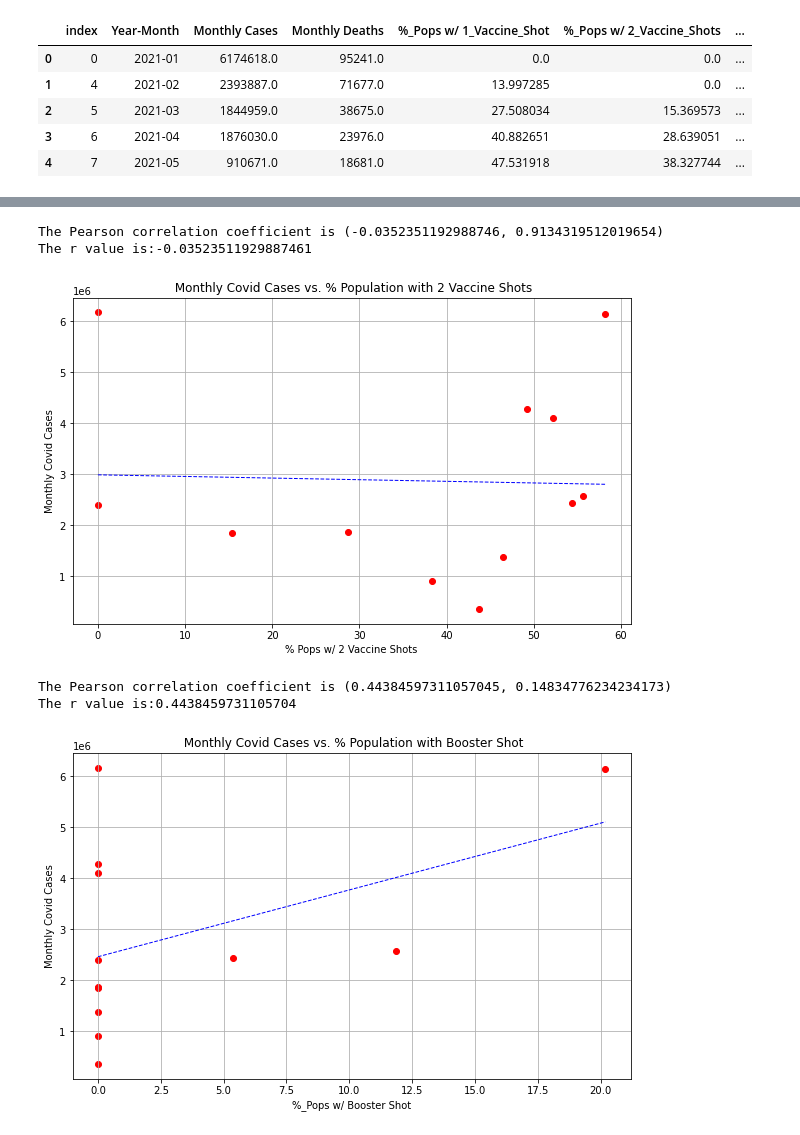
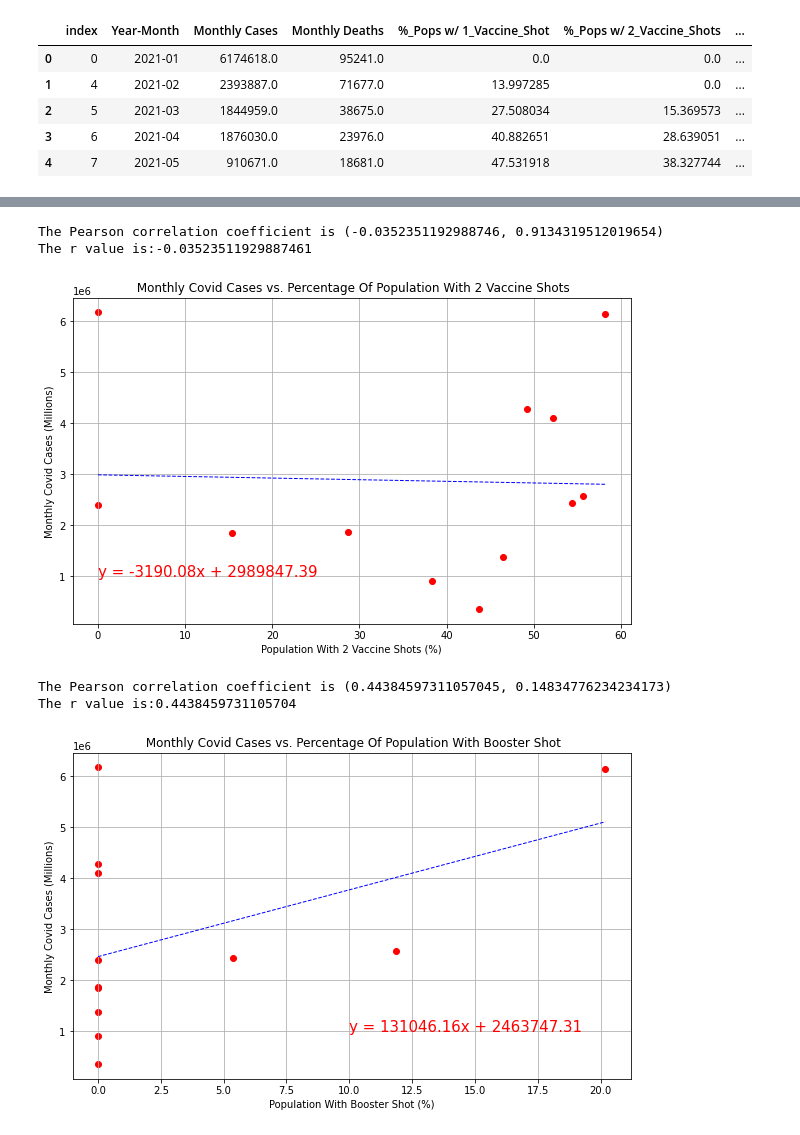
Before and after one commit to tracypoon/Group_3_Project, a Jupyter notebook: Tom/Covid Data Analysis v2.ipynb, the cells around one changed output, grey strips where cells are left out. Drawn from its saved outputs; the diff is of its cells as text; code cells hidden in the pictures.

```diff
--- a/Tom/Covid Data Analysis v2.ipynb
+++ b/Tom/Covid Data Analysis v2.ipynb
@@ -580,32 +587,39 @@ The r value is:-0.10009194245787338
 # %%
 # Calculate the Pearson correlation coefficient between Monthly Covid Cases and % Population with 2 Vaccine Shots
 value_correlation = st.pearsonr(final_monthly_set3_df["%_Pops w/ 2_Vaccine_Shots"], final_monthly_set3_df["Monthly Cases"])
 print(f"The Pearson correlation coefficient is {value_correlation}")
 
 percent_2shots = final_monthly_set3_df["%_Pops w/ 2_Vaccine_Shots"].tolist()
 cases_count = final_monthly_set3_df["Monthly Cases"].tolist()
 
 # Perform a linear regression on Monthly Death Counts vs. % Population with 2 Vaccine Shots
 slope, int, r, p, std_err = st.linregress(percent_2shots, cases_count)
 # Create equation of line
 fit = slope * final_monthly_set3_df["%_Pops w/ 2_Vaccine_Shots"] + int
 print(f"The r value is:{r}")
 
 # Plot the linear model on top of scatter plot
 plt.scatter(final_monthly_set3_df["%_Pops w/ 2_Vaccine_Shots"], final_monthly_set3_df["Monthly Cases"], color = "red")
 plt.plot(final_monthly_set3_df["%_Pops w/ 2_Vaccine_Shots"], fit, "b--", linewidth = 1)
-plt.title(f" Monthly Covid Cases vs. % Population with 2 Vaccine Shots")
-plt.xlabel("% Pops w/ 2 Vaccine Shots")
-plt.ylabel("Monthly Covid Cases")
+plt.title(f" Monthly Covid Cases vs. Percentage Of Population With 2 Vaccine Shots")
+plt.xlabel("Population With 2 Vaccine Shots (%)")
+plt.ylabel("Monthly Covid Cases (Millions)")
 plt.grid()
 # Add equation line
 line_eq = "y = " + str(round(slope,2)) + "x + " + str(round(int,2))
-plt.annotate(line_eq,(0,20000), fontsize = 15, color = "red")
+plt.annotate(line_eq,(0,1000000), fontsize = 15, color = "red")
+plt.savefig("Images/MonthlyCases_vs_2shots.png",
+            bbox_inches ="tight",
+            pad_inches = 1,
+            transparent = True,
+            facecolor ="w",
+            edgecolor ="b",
+            orientation ="landscape")
 plt.show()
 # %% [output]
 The Pearson correlation coefficient is (-0.0352351192988746, 0.9134319512019654)
 The r value is:-0.03523511929887461
-[figure, old version]
+[figure, new version]
 # %%
 # Calculate the Pearson correlation coefficient between Monthly Covid Cases and % Population with Booster Shot
 value_correlation = st.pearsonr(final_monthly_set3_df["%_Pops w/ Booster_Shot"], final_monthly_set3_df["Monthly Cases"])
@@ -623,18 +637,25 @@ print(f"The r value is:{r}")
 # Plot the linear model on top of scatter plot
 plt.scatter(final_monthly_set3_df["%_Pops w/ Booster_Shot"], final_monthly_set3_df["Monthly Cases"], color = "red")
 plt.plot(final_monthly_set3_df["%_Pops w/ Booster_Shot"], fit, "b--", linewidth = 1)
-plt.title(f" Monthly Covid Cases vs. % Population with Booster Shot")
-plt.xlabel("%_Pops w/ Booster Shot")
-plt.ylabel("Monthly Covid Cases")
+plt.title(f" Monthly Covid Cases vs. Percentage Of Population With Booster Shot")
+plt.xlabel("Population With Booster Shot (%)")
+plt.ylabel("Monthly Covid Cases (Millions)")
 plt.grid()
 # Add equation line
 line_eq = "y = " + str(round(slope,2)) + "x + " + str(round(int,2))
-plt.annotate(line_eq,(0,20000), fontsize = 15, color = "red")
+plt.annotate(line_eq,(10,1000000), fontsize = 15, color = "red")
+plt.savefig("Images/MonthlyCases_vs_Booster.png",
+            bbox_inches ="tight",
+            pad_inches = 1,
+            transparent = True,
+            facecolor ="w",
+            edgecolor ="b",
+            orientation ="landscape")
 plt.show()
 # %% [output]
 The Pearson correlation coefficient is (0.44384597311057045, 0.14834776234234173)
 The r value is:0.4438459731105704
-[figure, old version]
+[figure, new version]
 # %%
 # Calculate the Pearson correlation coefficient between Monthly Death Counts and % Population with 1 Vaccine Shot
 value_correlation = st.pearsonr(final_monthly_set3_df["%_Pops w/ 1_Vaccine_Shot"], final_monthly_set3_df["Monthly Deaths"])
```
Also changed, not shown: parts of 8 cells of this notebook, 10 other files.
